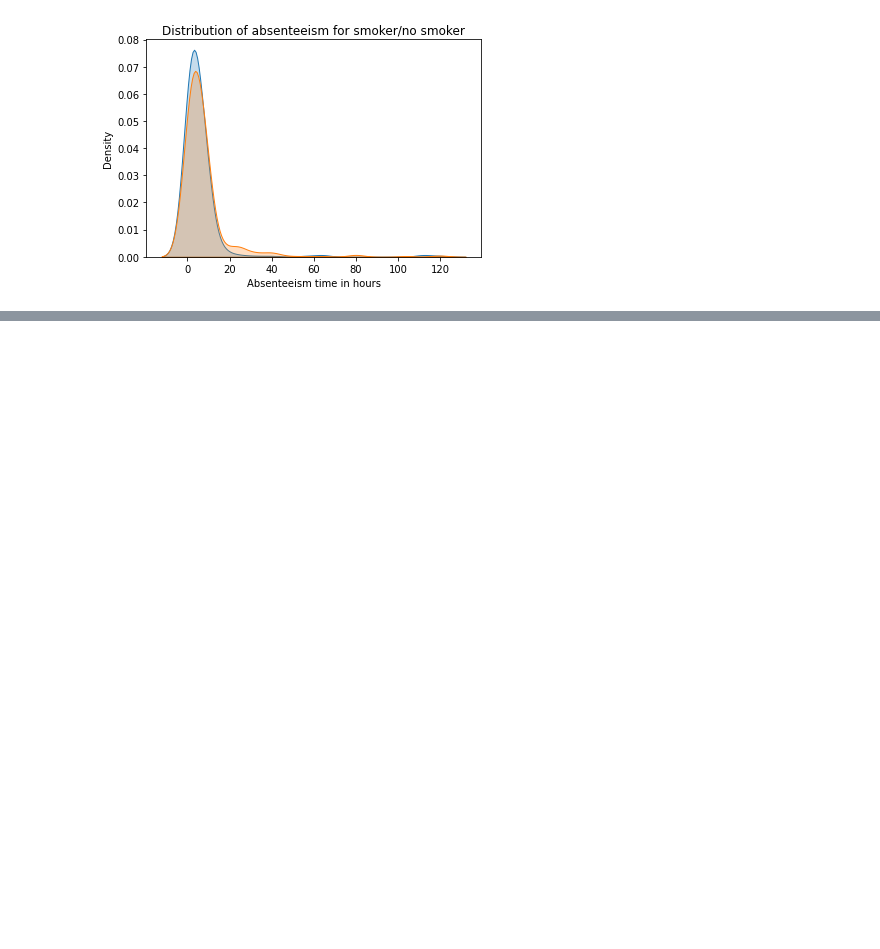
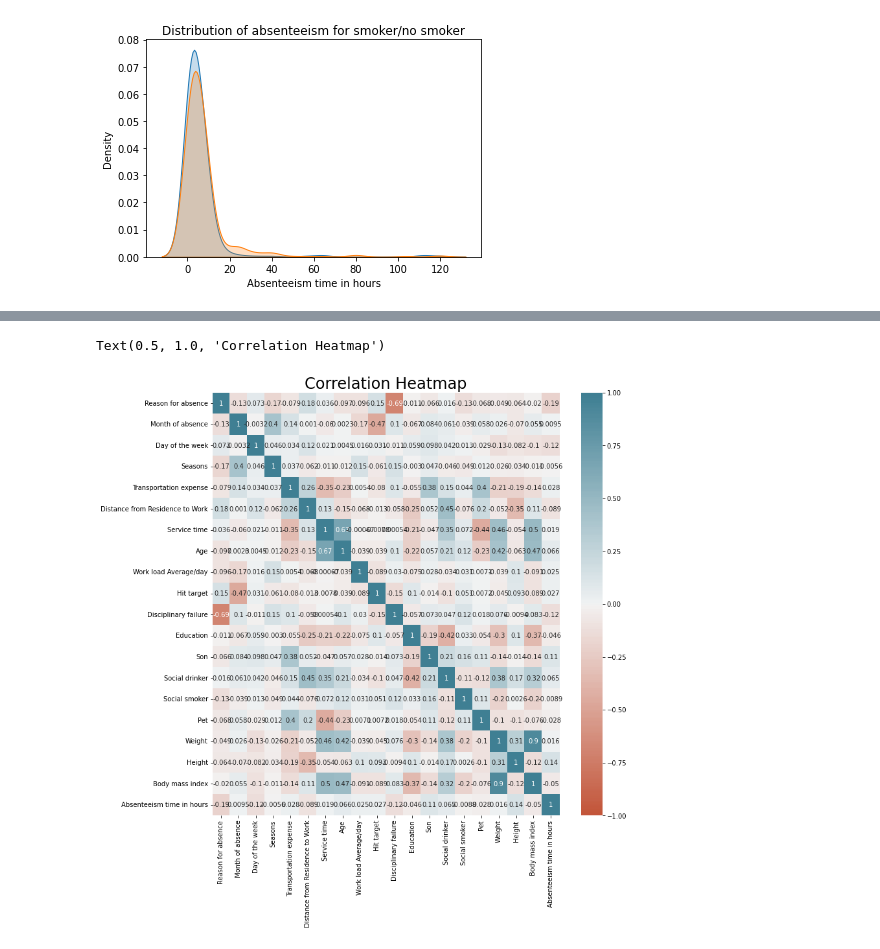
Before and after one commit to DHRUV6029/CMPE-255_NPDP, a Jupyter notebook: CMPE_255_NPDP.ipynb, the cells around one changed output, grey strips where cells are left out. Drawn from its saved outputs; the diff is of its cells as text; code cells hidden in the pictures; blank space fills up the shorter version.

Commit message:
Correlation Anaysis and Plotting Correlation HeatMap

```diff
--- a/CMPE_255_NPDP.ipynb
+++ b/CMPE_255_NPDP.ipynb
@@ -2125,0 +2141,5 @@ sns.kdeplot(abs_smoker, shade = True, label = 'drinker'
+# %%
+# Correlation matrix
+# I drop categorical attributes and we will normalize it normalize
+ds_num = absent_data_explore.drop(columns = ['ID', 'Disciplinary failure_text', 'Social drinker_text', 'Social smoker_text', 'Seasons_text',
+                            'Month of absence_text', 'Day of the week_text', 'Reason for absence_text', 'Education_text','abs_lev'])
@@ -2125,0 +2166,11 @@ sns.kdeplot(abs_smoker, shade = True, label = 'drinker'
+# %%
+ds_norm = (ds_num-ds_num.mean())/ds_num.std()
+corr = ds_norm.corr()
+plt.figure(figsize = (12,12))
+sns.heatmap(corr, annot = True,
+            vmin = -1, vmax = 1, center = 0,
+            cmap = sns.diverging_palette(20, 220, n = 200))
+plt.title('Correlation Heatmap', fontsize = 24)
+# %% [output]
+Text(0.5, 1.0, 'Correlation Heatmap')
+[figure, added]
```
Also changed, not shown: parts of 3 cells of this notebook.
